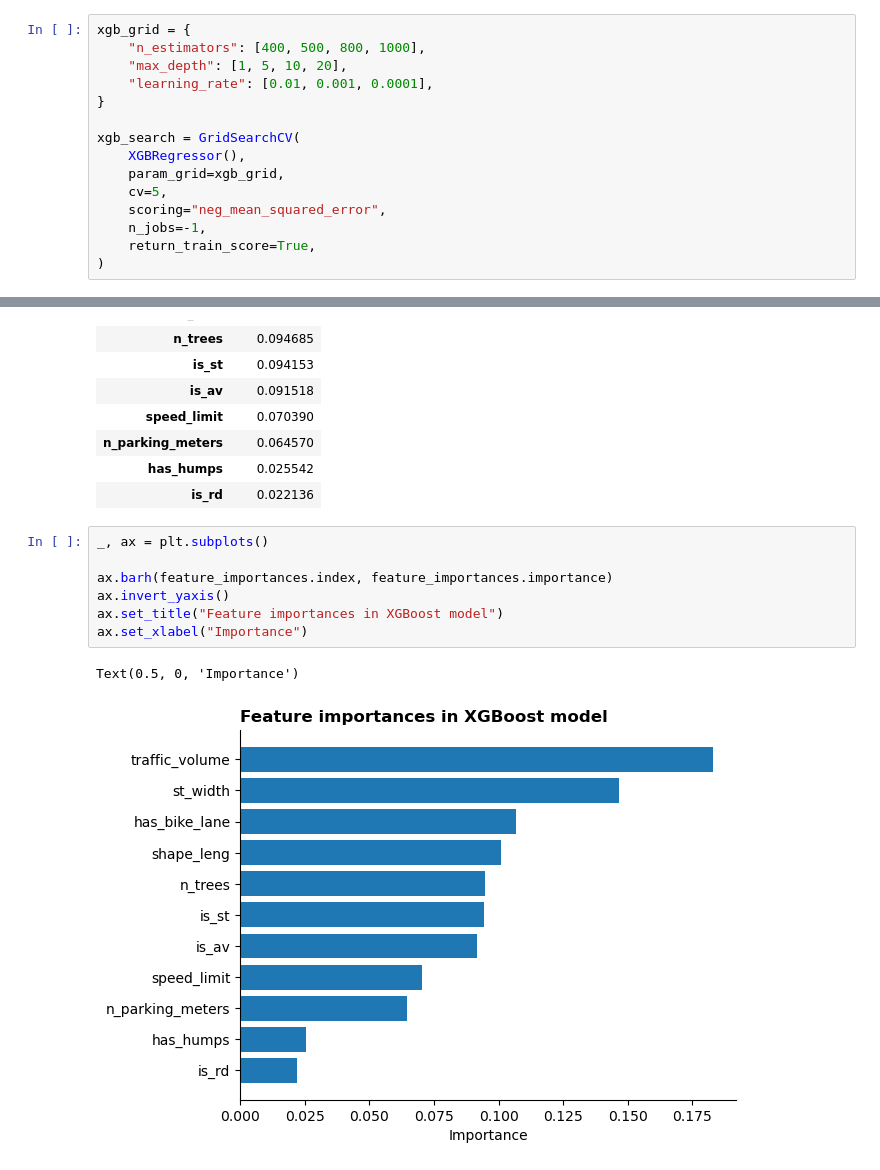
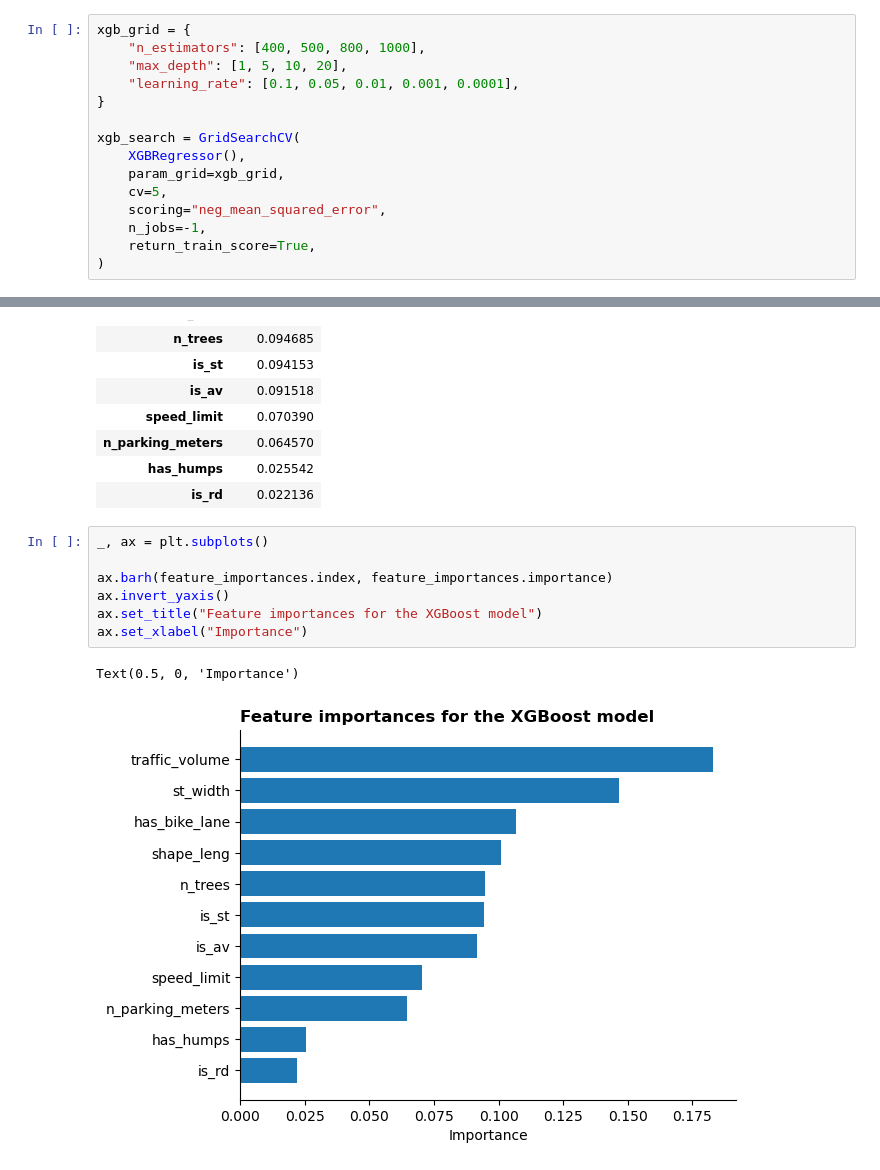
Before and after one commit to jacobvhook/road-speed, a Jupyter notebook: examples/regression_traffic_vol.ipynb, the cells around one changed output, grey strips where cells are left out. Cells and saved outputs as stored; diff of their text form.

Commit message:
Adds visualization and improves XGBoost model

```diff
--- a/examples/regression_traffic_vol.ipynb
+++ b/examples/regression_traffic_vol.ipynb
@@ -398,7 +398,7 @@ from xgboost import XGBRegressor
 xgb_grid = {
     "n_estimators": [400, 500, 800, 1000],
     "max_depth": [1, 5, 10, 20],
-    "learning_rate": [0.01, 0.001, 0.0001],
+    "learning_rate": [0.1, 0.05, 0.01, 0.001, 0.0001],
 }
 
 xgb_search = GridSearchCV(
@@ -462,10 +462,10 @@ feature_importances
 # %%
 _, ax = plt.subplots()
 
 ax.barh(feature_importances.index, feature_importances.importance)
 ax.invert_yaxis()
-ax.set_title("Feature importances in XGBoost model")
+ax.set_title("Feature importances for the XGBoost model")
 ax.set_xlabel("Importance")
 # %% [output]
 Text(0.5, 0, 'Importance')
-[figure, old version]
+[figure, new version]
```
Also changed, not shown: parts of 6 cells of this notebook, 2 other files.
